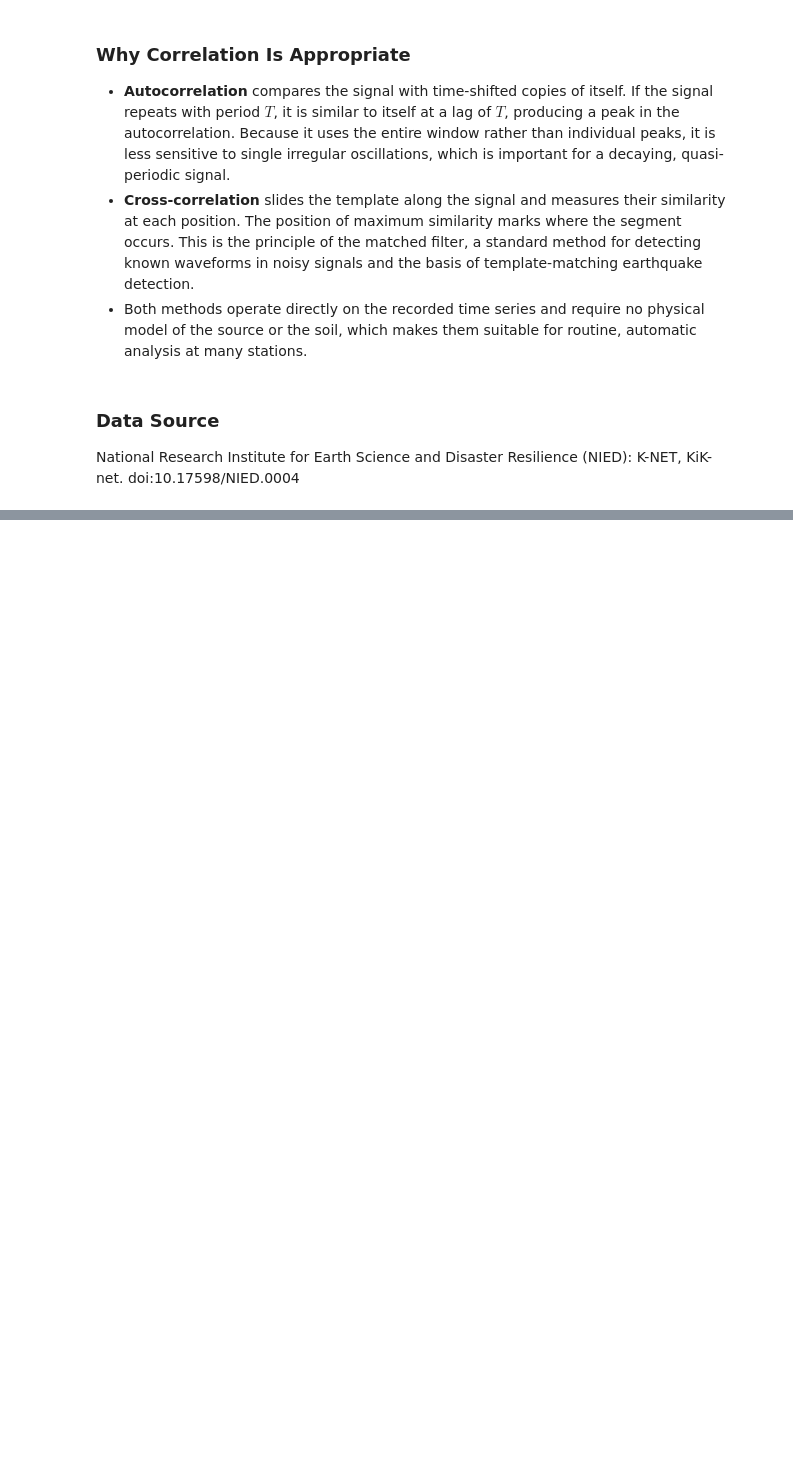
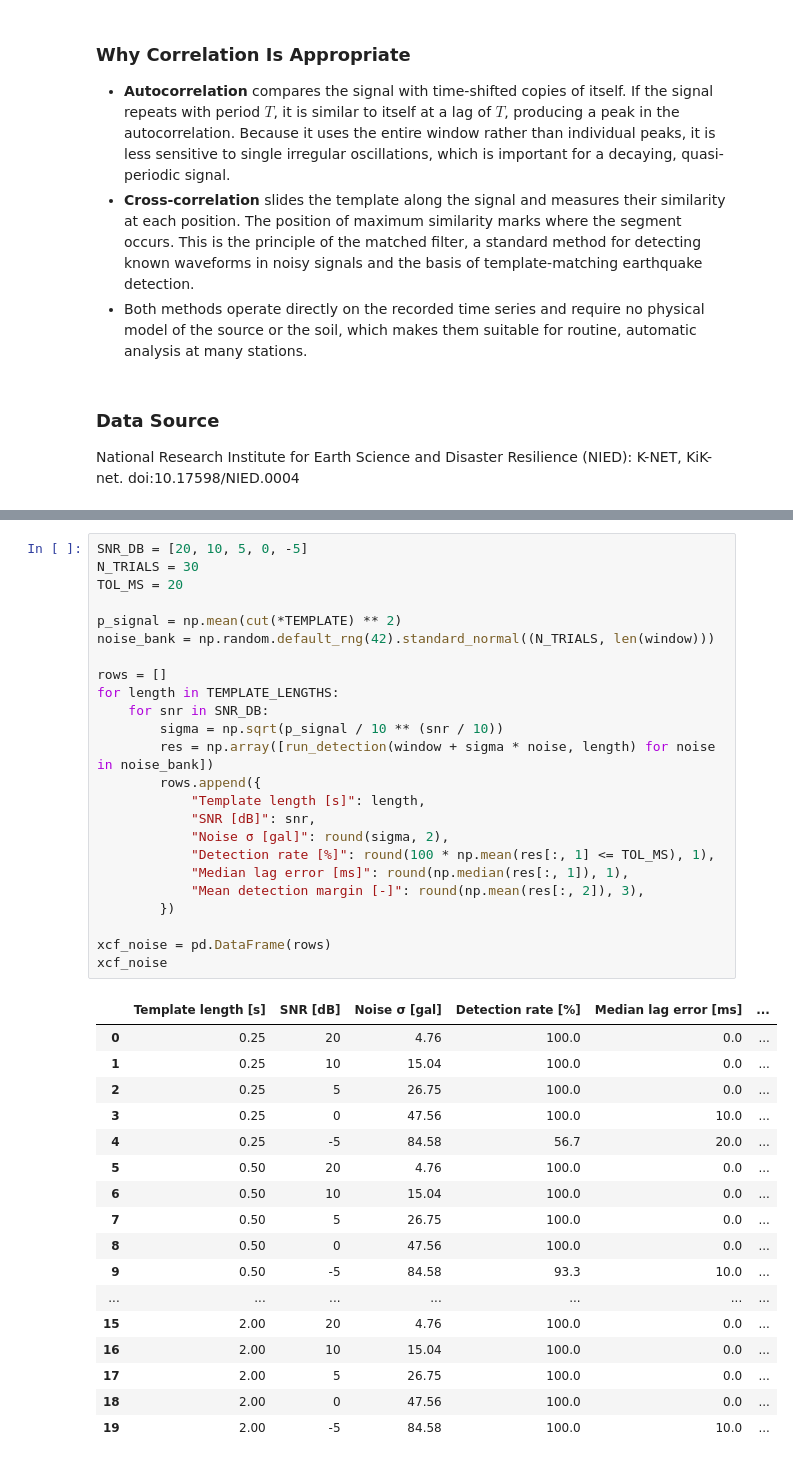
Before and after one commit to mischhart-bsc/gbsv_mc1, a Jupyter notebook: 02_correlation.ipynb, the cells around one changed output, grey strips where cells are left out. Drawn from its saved outputs; the diff is of its cells as text; blank space fills up the shorter version.

```diff
--- a/02_correlation.ipynb
+++ b/02_correlation.ipynb
@@ -80,0 +408,42 @@ National Research Institute for Earth Science and Disaster Resilience (NIED): K-
+# %%
+SNR_DB = [20, 10, 5, 0, -5]
+N_TRIALS = 30
+TOL_MS = 20
+
+p_signal = np.mean(cut(*TEMPLATE) ** 2)
+noise_bank = np.random.default_rng(42).standard_normal((N_TRIALS, len(window)))
+
+rows = []
+for length in TEMPLATE_LENGTHS:
+    for snr in SNR_DB:
+        sigma = np.sqrt(p_signal / 10 ** (snr / 10))
+        res = np.array([run_detection(window + sigma * noise, length) for noise in noise_bank])
+        rows.append({
+            "Template length [s]": length,
+            "SNR [dB]": snr,
+            "Noise σ [gal]": round(sigma, 2),
+            "Detection rate [%]": round(100 * np.mean(res[:, 1] <= TOL_MS), 1),
+            "Median lag error [ms]": round(np.median(res[:, 1]), 1),
+            "Mean detection margin [-]": round(np.mean(res[:, 2]), 3),
+        })
+
+xcf_noise = pd.DataFrame(rows)
+xcf_noise
+# %% [output]
+|  | Template length [s] | SNR [dB] | Noise σ [gal] | Detection rate [%] | Median lag error [ms] | ... |
+| 0 | 0.25 | 20 | 4.76 | 100.0 | 0.0 | ... |
+| 1 | 0.25 | 10 | 15.04 | 100.0 | 0.0 | ... |
+| 2 | 0.25 | 5 | 26.75 | 100.0 | 0.0 | ... |
+| 3 | 0.25 | 0 | 47.56 | 100.0 | 10.0 | ... |
+| 4 | 0.25 | -5 | 84.58 | 56.7 | 20.0 | ... |
+| 5 | 0.50 | 20 | 4.76 | 100.0 | 0.0 | ... |
+| 6 | 0.50 | 10 | 15.04 | 100.0 | 0.0 | ... |
+| 7 | 0.50 | 5 | 26.75 | 100.0 | 0.0 | ... |
+| 8 | 0.50 | 0 | 47.56 | 100.0 | 0.0 | ... |
+| 9 | 0.50 | -5 | 84.58 | 93.3 | 10.0 | ... |
+| ... | ... | ... | ... | ... | ... | ... |
+| 15 | 2.00 | 20 | 4.76 | 100.0 | 0.0 | ... |
+| 16 | 2.00 | 10 | 15.04 | 100.0 | 0.0 | ... |
+| 17 | 2.00 | 5 | 26.75 | 100.0 | 0.0 | ... |
+| 18 | 2.00 | 0 | 47.56 | 100.0 | 0.0 | ... |
+| 19 | 2.00 | -5 | 84.58 | 100.0 | 10.0 | ... |
```
Also changed, not shown: parts of 34 cells of this notebook, 1 other file.
